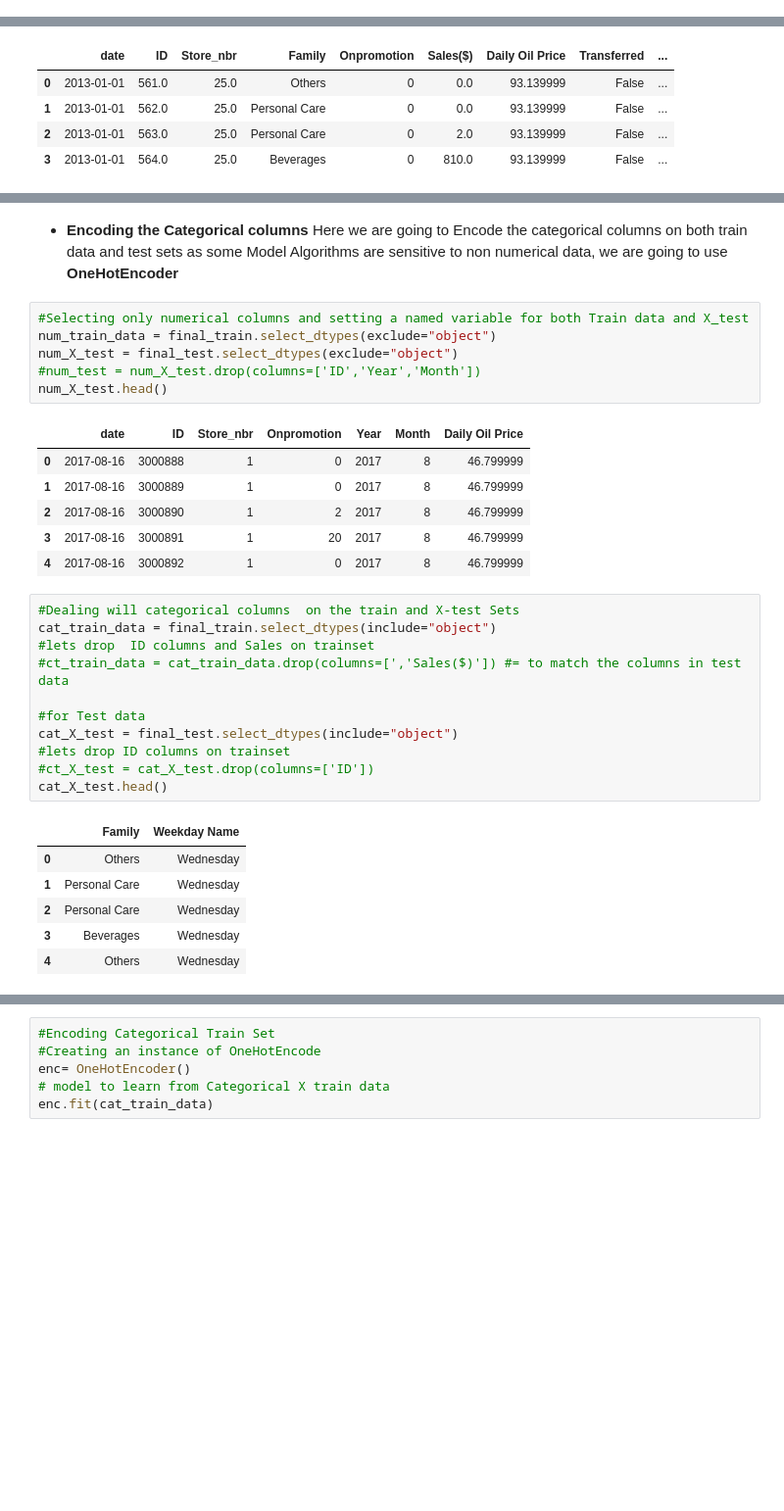
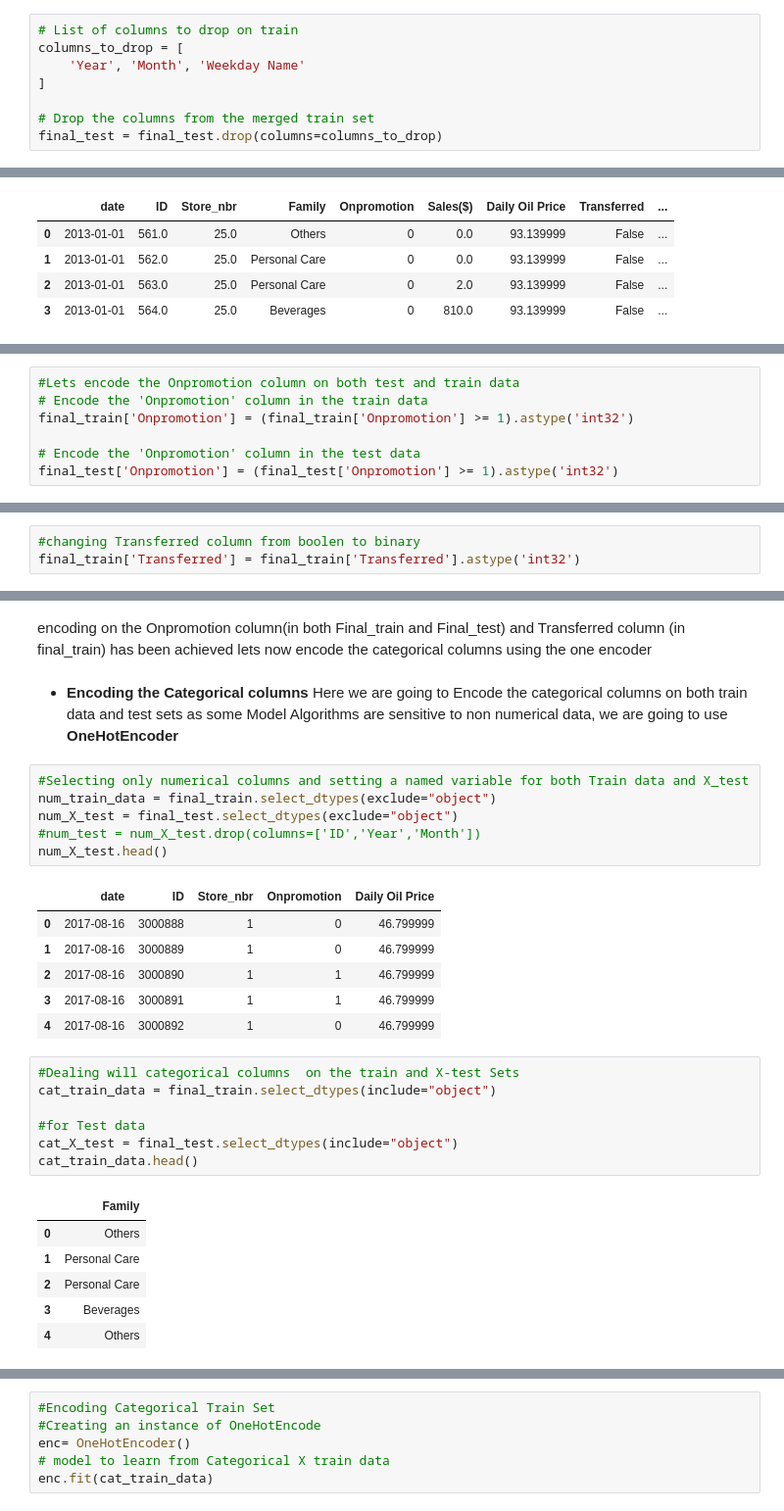
Before and after one commit to MarthaK-Coder/Azubi-Africa-LP3-Sprint, a Jupyter notebook: Project3 Notebook.ipynb, the cells around one changed output, grey strips where cells are left out. Shown at 98% size. Cells and saved outputs as stored; diff of their text form; blank space fills up the shorter version.

```diff
--- a/Project3 Notebook.ipynb
+++ b/Project3 Notebook.ipynb
@@ -1985,6 +1993,14 @@ columns_to_drop = [
 
 # Drop the columns from the merged train set
 final_train = train.drop(columns=columns_to_drop)
+# %%
+# List of columns to drop on train
+columns_to_drop = [
+    'Year', 'Month', 'Weekday Name'
+]
+
+# Drop the columns from the merged train set
+final_test = final_test.drop(columns=columns_to_drop)
 # %%
 #rechecking ready train data set ready for encoding and scaling
 final_train.head()
@@ -2109,0 +2117,7 @@ Here we are going to balance final_train data set, resize the number of rows.
+# %%
+#Lets encode the Onpromotion column on both test and train data
+# Encode the 'Onpromotion' column in the train data
+final_train['Onpromotion'] = (final_train['Onpromotion'] >= 1).astype('int32')
+
+# Encode the 'Onpromotion' column in the test data
+final_test['Onpromotion'] = (final_test['Onpromotion'] >= 1).astype('int32')
@@ -2109,0 +2138,3 @@ Here we are going to balance final_train data set, resize the number of rows.
+# %%
+#changing Transferred column from boolen to binary
+final_train['Transferred'] = final_train['Transferred'].astype('int32')
@@ -2110,3 +2149,5 @@ Here we are going to balance final_train data set, resize the number of rows.
+# %% [markdown]
+encoding on the Onpromotion column(in both Final_train and Final_test) and Transferred column (in final_train) has been achieved lets now encode the categorical columns using the one encoder
 # %% [markdown]
 - **Encoding the Categorical columns**
 Here we are going to Encode the categorical columns on both train data and test sets as some Model Algorithms are sensitive to non numerical data, we are going to use **OneHotEncoder**
@@ -2117,28 +2158,24 @@ num_X_test = final_test.select_dtypes(exclude="object")
 #num_test = num_X_test.drop(columns=['ID','Year','Month'])
 num_X_test.head()
 # %% [output]
-|  | date | ID | Store_nbr | Onpromotion | Year | Month | Daily Oil Price |
-| 0 | 2017-08-16 | 3000888 | 1 | 0 | 2017 | 8 | 46.799999 |
-| 1 | 2017-08-16 | 3000889 | 1 | 0 | 2017 | 8 | 46.799999 |
-| 2 | 2017-08-16 | 3000890 | 1 | 2 | 2017 | 8 | 46.799999 |
-| 3 | 2017-08-16 | 3000891 | 1 | 20 | 2017 | 8 | 46.799999 |
-| 4 | 2017-08-16 | 3000892 | 1 | 0 | 2017 | 8 | 46.799999 |
+|  | date | ID | Store_nbr | Onpromotion | Daily Oil Price |
+| 0 | 2017-08-16 | 3000888 | 1 | 0 | 46.799999 |
+| 1 | 2017-08-16 | 3000889 | 1 | 0 | 46.799999 |
+| 2 | 2017-08-16 | 3000890 | 1 | 1 | 46.799999 |
+| 3 | 2017-08-16 | 3000891 | 1 | 1 | 46.799999 |
+| 4 | 2017-08-16 | 3000892 | 1 | 0 | 46.799999 |
 # %%
 #Dealing will categorical columns  on the train and X-test Sets
 cat_train_data = final_train.select_dtypes(include="object")
-#lets drop  ID columns and Sales on trainset
-#ct_train_data = cat_train_data.drop(columns=[','Sales($)']) #= to match the columns in test data
 
 #for Test data
 cat_X_test = final_test.select_dtypes(include="object")
-#lets drop ID columns on trainset
-#ct_X_test = cat_X_test.drop(columns=['ID'])
-cat_X_test.head()
+cat_train_data.head()
 # %% [output]
-|  | Family | Weekday Name |
-| 0 | Others | Wednesday |
-| 1 | Personal Care | Wednesday |
-| 2 | Personal Care | Wednesday |
-| 3 | Beverages | Wednesday |
-| 4 | Others | Wednesday |
+|  | Family |
+| 0 | Others |
+| 1 | Personal Care |
+| 2 | Personal Care |
+| 3 | Beverages |
+| 4 | Others |
 # %% [markdown]
```
Also changed, not shown: parts of 14 cells of this notebook.
